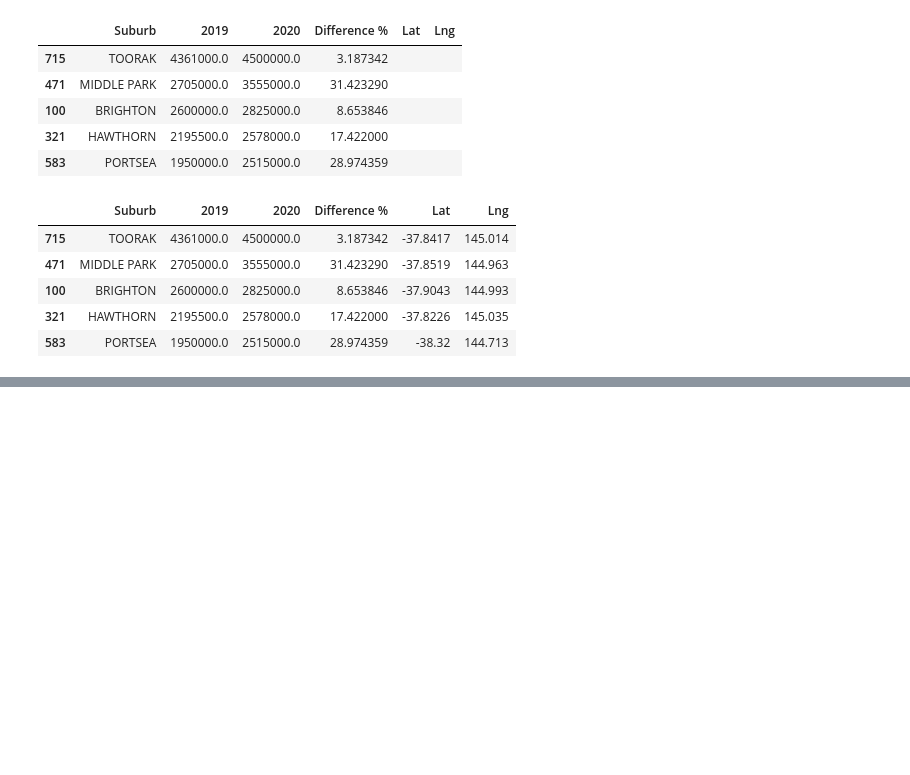
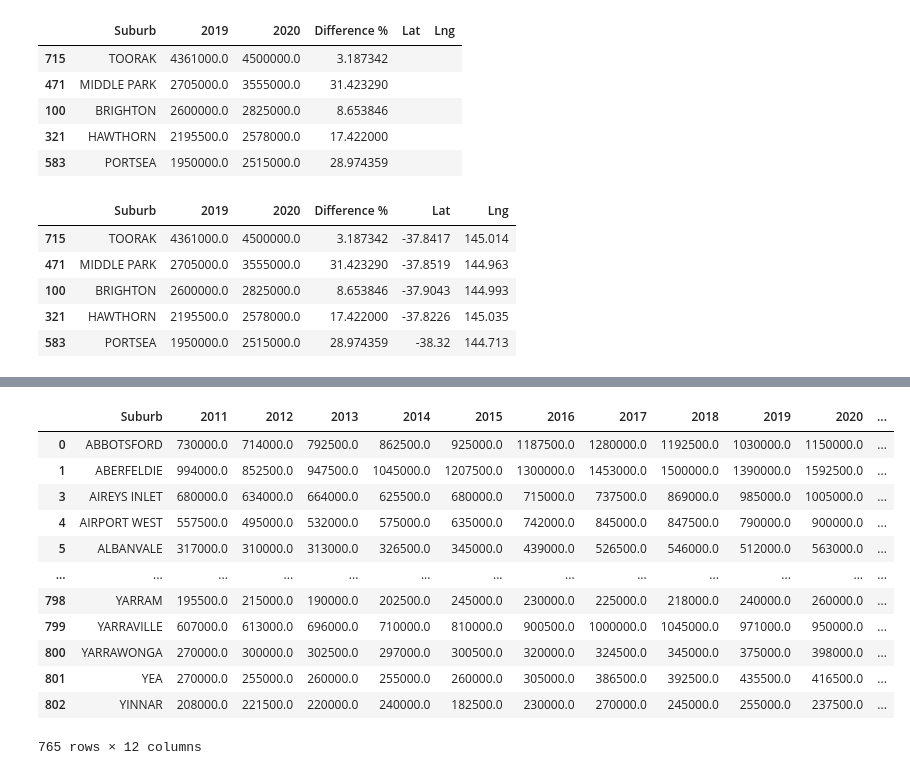
Before and after one commit to LP-116/Project-1, a Jupyter notebook: suburb year analysis.ipynb, the cells around one changed output, grey strips where cells are left out. Cells and saved outputs as stored; diff of their text form; code cells hidden in the pictures; blank space fills up the shorter version.

```diff
--- a/suburb year analysis.ipynb
+++ b/suburb year analysis.ipynb
@@ -235,7 +235,7 @@ plt.show()
 # %% [output]
 [figure]
 # %%
-sorted_subs_df = mel_subs_df.sort_values("2020", ascending=False)
+sorted_subs_df = clean_subs_df.sort_values("2020", ascending=False)
 sorted_subs_df
 # %% [output]
 |  | Suburb | 2011 | 2012 | 2013 | 2014 | 2015 | 2016 | 2017 | 2018 | 2019 | 2020 |
@@ -389,3 +423,39 @@ fig
+# %%
+new_params = {"key": g_key}
+
+for index, row in subs_df.iterrows():
+
+    base_url = "https://maps.googleapis.com/maps/api/geocode/json?"
+
+    suburb = row["Suburb"]
+
+    new_params["address"] = f"{suburb}, Vic"
+
+    subs_postcode = requests.get(base_url, params=new_params)
+
+    subs_postcode = subs_postcode.json()
+
+    try:
+        subs_df.loc[index, "Postcode"] = subs_postcode["results"][0]["address_components"][4]["long_name"]
+
+    except:
+        subs_df.loc[index, "Postcode"] = np.nan
+# %%
+subs_df
+# %% [output]
+|  | Suburb | 2011 | 2012 | 2013 | 2014 | 2015 | 2016 | 2017 | 2018 | 2019 | 2020 | ... |
+| 0 | ABBOTSFORD | 730000.0 | 714000.0 | 792500.0 | 862500.0 | 925000.0 | 1187500.0 | 1280000.0 | 1192500.0 | 1030000.0 | 1150000.0 | ... |
+| 1 | ABERFELDIE | 994000.0 | 852500.0 | 947500.0 | 1045000.0 | 1207500.0 | 1300000.0 | 1453000.0 | 1500000.0 | 1390000.0 | 1592500.0 | ... |
+| 3 | AIREYS INLET | 680000.0 | 634000.0 | 664000.0 | 625500.0 | 680000.0 | 715000.0 | 737500.0 | 869000.0 | 985000.0 | 1005000.0 | ... |
+| 4 | AIRPORT WEST | 557500.0 | 495000.0 | 532000.0 | 575000.0 | 635000.0 | 742000.0 | 845000.0 | 847500.0 | 790000.0 | 900000.0 | ... |
+| 5 | ALBANVALE | 317000.0 | 310000.0 | 313000.0 | 326500.0 | 345000.0 | 439000.0 | 526500.0 | 546000.0 | 512000.0 | 563000.0 | ... |
+| ... | ... | ... | ... | ... | ... | ... | ... | ... | ... | ... | ... | ... |
+| 798 | YARRAM | 195500.0 | 215000.0 | 190000.0 | 202500.0 | 245000.0 | 230000.0 | 225000.0 | 218000.0 | 240000.0 | 260000.0 | ... |
+| 799 | YARRAVILLE | 607000.0 | 613000.0 | 696000.0 | 710000.0 | 810000.0 | 900500.0 | 1000000.0 | 1045000.0 | 971000.0 | 950000.0 | ... |
+| 800 | YARRAWONGA | 270000.0 | 300000.0 | 302500.0 | 297000.0 | 300500.0 | 320000.0 | 324500.0 | 345000.0 | 375000.0 | 398000.0 | ... |
+| 801 | YEA | 270000.0 | 255000.0 | 260000.0 | 255000.0 | 260000.0 | 305000.0 | 386500.0 | 392500.0 | 435500.0 | 416500.0 | ... |
+| 802 | YINNAR | 208000.0 | 221500.0 | 220000.0 | 240000.0 | 182500.0 | 230000.0 | 270000.0 | 245000.0 | 255000.0 | 237500.0 | ... |
+765 rows × 12 columns
 # %%
 top_subs["Lat"] = ""
 top_subs["Lat"] = ""
```
Also changed, not shown: parts of 3 cells of this notebook, 1 other file.
